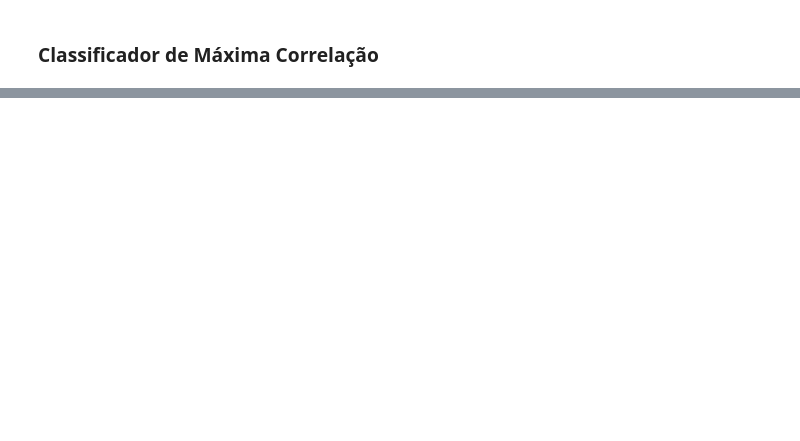
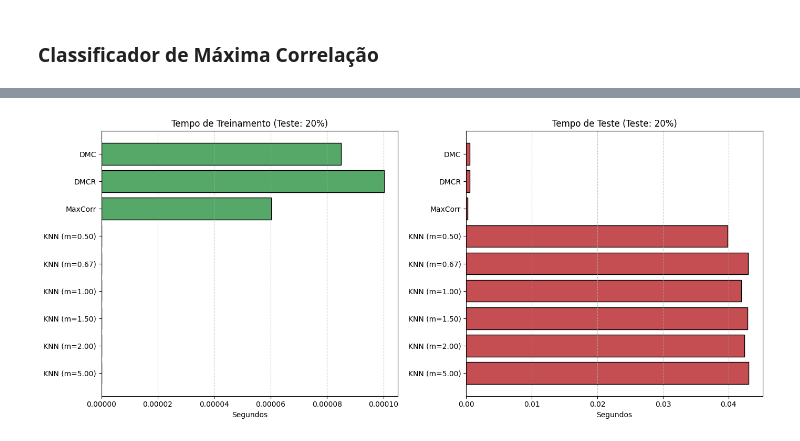
Before and after one commit to LuisFelipeCSouza/reconhecimento-de-padroes, a Jupyter notebook: trabalho-1/main_2.ipynb, the cells around one changed output, grey strips where cells are left out. Saved outputs shown, nothing was run; the diff lists cells and outputs as text; code cells hidden in the pictures; blank space fills up the shorter version.

```diff
--- a/trabalho-1/main_2.ipynb
+++ b/trabalho-1/main_2.ipynb
@@ -478,0 +621,4 @@ for k, v in sep.items():
+# %%
+plotar_tempos_condensados(resultados_por_modelo, test_size_foco=0.2)
+# %% [output]
+[figure, added]
```
Also changed, not shown: parts of 31 cells of this notebook, 16 other files.
